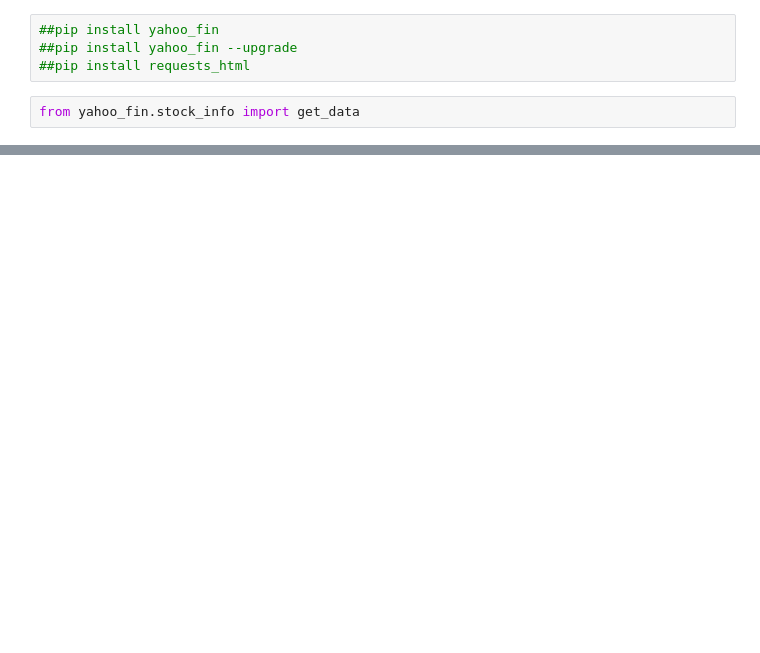
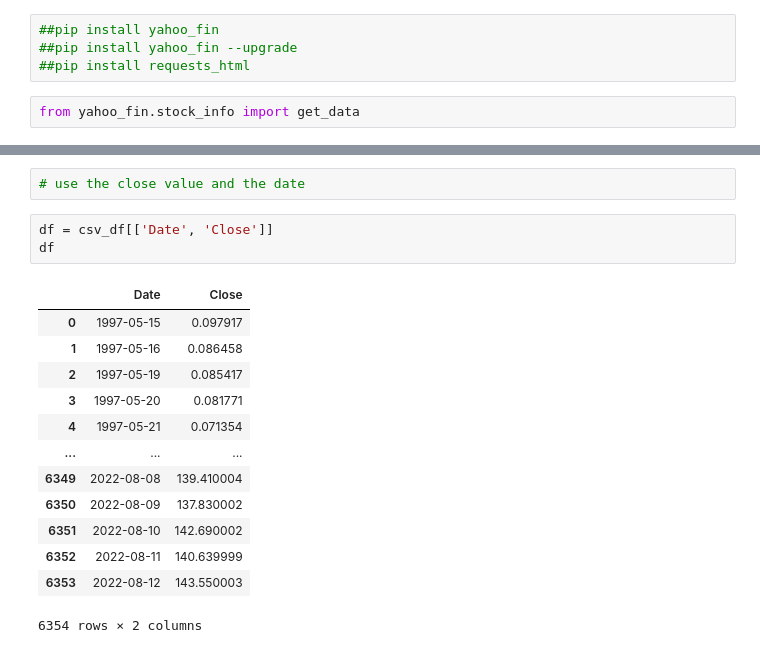
Before and after one commit to Martamorningham/Final_Project, a Jupyter notebook: Stocks.ipynb, the cells around one changed output, grey strips where cells are left out. Drawn from its saved outputs; the diff is of its cells as text; blank space fills up the shorter version.

```diff
--- a/Stocks.ipynb
+++ b/Stocks.ipynb
@@ -23,0 +35,19 @@ amzn_weekly
+# %%
+# use the close value and the date
+# %%
+df = csv_df[['Date', 'Close']]
+df
+# %% [output]
+|  | Date | Close |
+| 0 | 1997-05-15 | 0.097917 |
+| 1 | 1997-05-16 | 0.086458 |
+| 2 | 1997-05-19 | 0.085417 |
+| 3 | 1997-05-20 | 0.081771 |
+| 4 | 1997-05-21 | 0.071354 |
+| ... | ... | ... |
+| 6349 | 2022-08-08 | 139.410004 |
+| 6350 | 2022-08-09 | 137.830002 |
+| 6351 | 2022-08-10 | 142.690002 |
+| 6352 | 2022-08-11 | 140.639999 |
+| 6353 | 2022-08-12 | 143.550003 |
+6354 rows × 2 columns
```
Also changed, not shown: parts of 20 cells of this notebook, 1 other file.
